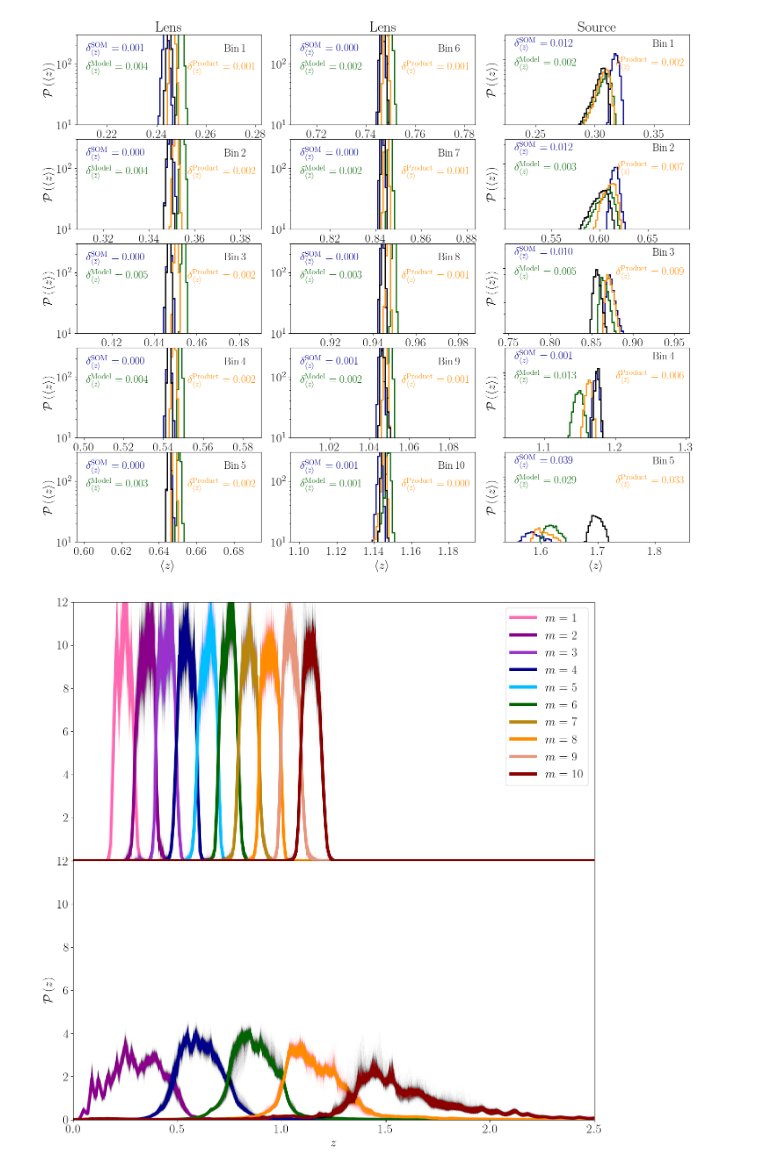
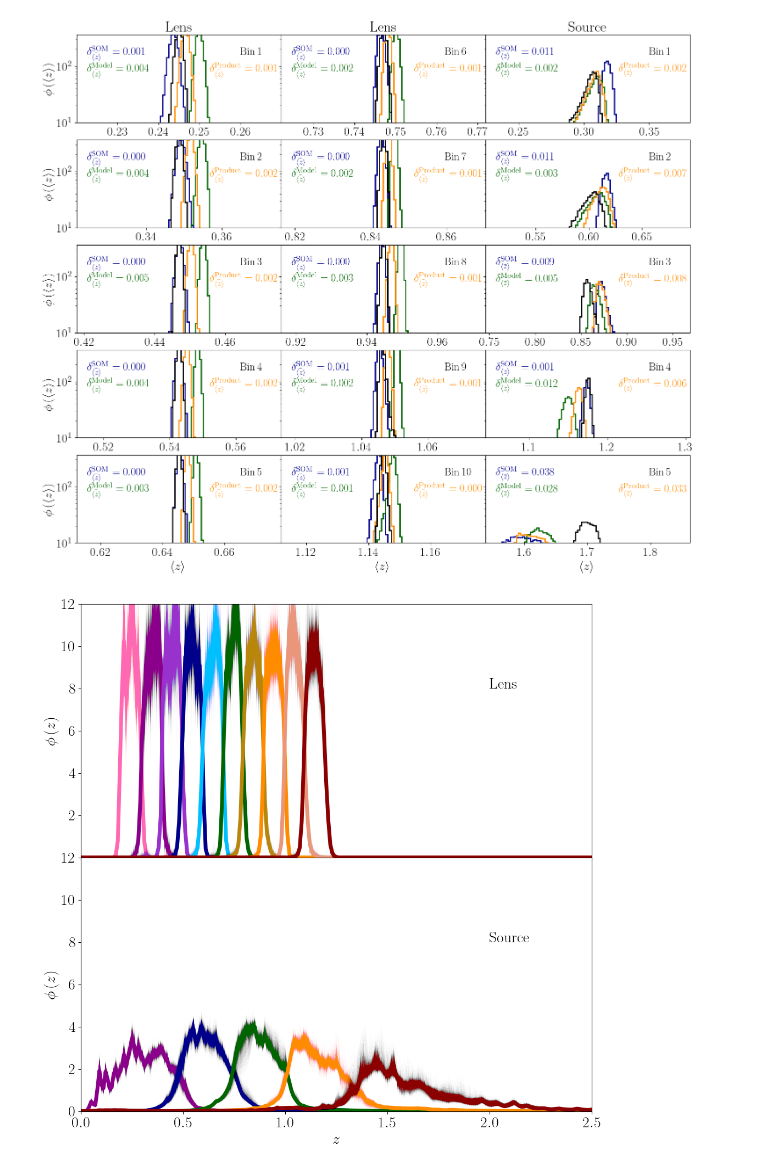
Before and after one commit to CosmoCloudZhang/SOMZCloud, a Jupyter notebook: FILE/NOTEBOOK/Y10/ENSEMBLE.ipynb, the cells around one changed output. Drawn from its saved outputs; the diff is of its cells as text; code cells hidden in the pictures.

```diff
--- a/FILE/NOTEBOOK/Y10/ENSEMBLE.ipynb
+++ b/FILE/NOTEBOOK/Y10/ENSEMBLE.ipynb
@@ -25,29 +25,29 @@ pyplot.rcParams['font.size'] = 20
 # %%
 # Summarize Lens
 with h5py.File(os.path.join(ensemble_folder, '{}/LENS/SOM.hdf5'.format(tag)), 'r') as file:
-    som_lens = file['average'][...]
+    som_average_lens = file['average'][...]
 
 with h5py.File(os.path.join(ensemble_folder, '{}/LENS/MODEL.hdf5'.format(tag)), 'r') as file:
-    model_lens = file['average'][...]
+    model_average_lens = file['average'][...]
 
 with h5py.File(os.path.join(ensemble_folder, '{}/LENS/PRODUCT.hdf5'.format(tag)), 'r') as file:
-    product_lens = file['average'][...]
+    product_average_lens = file['average'][...]
 
 with h5py.File(os.path.join(ensemble_folder, '{}/LENS/HISTOGRAM.hdf5'.format(tag)), 'r') as file:
-    histogram_lens = file['average'][...]
+    histogram_average_lens = file['average'][...]
 
 # Summarize Source
 with h5py.File(os.path.join(ensemble_folder, '{}/SOURCE/SOM.hdf5'.format(tag)), 'r') as file:
-    som_source = file['average'][...]
+    som_average_source = file['average'][...]
 
 with h5py.File(os.path.join(ensemble_folder, '{}/SOURCE/MODEL.hdf5'.format(tag)), 'r') as file:
-    model_source = file['average'][...]
+    model_average_source = file['average'][...]
 
 with h5py.File(os.path.join(ensemble_folder, '{}/SOURCE/PRODUCT.hdf5'.format(tag)), 'r') as file:
-    product_source = file['average'][...]
+    product_average_source = file['average'][...]
 
 with h5py.File(os.path.join(ensemble_folder, '{}/SOURCE/HISTOGRAM.hdf5'.format(tag)), 'r') as file:
-    histogram_source = file['average'][...]
+    histogram_average_source = file['average'][...]
 # %%
 # Redshift
 z1 = 0.0
@@ -207,7 +203,7 @@ product_delta_source = numpy.abs(product_center_source - histogram_center_source
 # Plot
 size = 100
 bin_size = 5
-lens_range = 0.03 * (1 + histogram_center_lens)
+lens_range = 0.02 * (1 + histogram_center_lens)
 source_range = 0.06 * (1 + histogram_center_source)
 figure, plot = pyplot.subplots(nrows=bin_size, ncols=3, figsize=(18, 3 * bin_size))
 
@@ -223,17 +219,17 @@ for m in range(bin_size):
 
     plot[m, 0].text(x=histogram_center_lens[m] + lens_range[m] * 0.6, y=160, s=r'$\mathrm{Bin} \, ' + r'{}$'.format(m + 1), fontsize=18)
 
-    plot[m, 0].text(x=histogram_center_lens[m] - lens_range[m] * 0.9, y=160, s=r'$\delta_{\langle \bar{z} \rangle}^\mathrm{SOM} = ' + r'{:.3f}$'.format(som_delta_lens[m]), fontsize=18, color='darkblue')
+    plot[m, 0].text(x=histogram_center_lens[m] - lens_range[m] * 0.9, y=160, s=r'$\delta^\mathrm{SOM}_{\bar{\langle z \rangle}} = ' + r'{:.3f}$'.format(som_delta_lens[m]), fontsize=18, color='darkblue')
 
-    plot[m, 0].text(x=histogram_center_lens[m] - lens_range[m] * 0.9, y=80, s=r'$\delta_{\langle \bar{z} \rangle}^\mathrm{Model} = ' + r'{:.3f}$'.format(model_delta_lens[m]), fontsize=18, color='darkgreen')
+    plot[m, 0].text(x=histogram_center_lens[m] - lens_range[m] * 0.9, y=80, s=r'$\delta^\mathrm{Model}_{\bar{\langle z \rangle}} = ' + r'{:.3f}$'.format(model_delta_lens[m]), fontsize=18, color='darkgreen')
 
-    plot[m, 0].text(x=histogram_center_lens[m] + lens_range[m] * 0.2, y=80, s=r'$\delta_{\langle \bar{z} \rangle}^\mathrm{Product} = ' + r'{:.3f}$'.format(product_delta_lens[m]), fontsize=18, color='darkorange')
+    plot[m, 0].text(x=histogram_center_lens[m] + lens_range[m] * 0.3, y=80, s=r'$\delta^\mathrm{Product}_{\bar{\langle z \rangle}} = ' + r'{:.3f}$'.format(product_delta_lens[m]), fontsize=18, color='darkorange')
 
-    plot[m, 0].set_ylim(10, 300)
+    plot[m, 0].set_ylim(10, 360)
     plot[m, 0].set_xlim(histogram_center_lens[m] - lens_range[m], histogram_center_lens[m] + lens_range[m])
 
     plot[m, 0].set_yscale('log')
-    plot[m, 0].set_ylabel(r'$\mathcal{P} \left( \langle z \rangle \right)$')
+    plot[m, 0].set_ylabel(r'$\phi \left( \langle z \rangle \right)$')
 
     if m == 0:
         plot[m, 0].set_title(r'$\mathrm{Lens}$')
@@ -252,15 +248,17 @@ for m in range(bin_size):
 
     plot[m, 1].text(x=histogram_center_lens[m + bin_size] + lens_range[m] * 0.6, y=160, s=r'$\mathrm{Bin} \, ' + r'{}$'.format(m + bin_size + 1), fontsize=18)
 
-    plot[m, 1].text(x=histogram_center_lens[m + bin_size] - lens_range[m] * 0.9, y=160, s=r'$\delta_{\langle \bar{z} \rangle}^\mathrm{SOM} = ' + r'{:.3f}$'.format(som_delta_lens[m + bin_size]), fontsize=18, color='darkblue')
+    plot[m, 1].text(x=histogram_center_lens[m + bin_size] - lens_range[m] * 0.9, y=160, s=r'$\delta^\mathrm{SOM}_{\bar{\langle z \rangle}} = ' + r'{:.3f}$'.format(som_delta_lens[m + bin_size]), fontsize=18, color='darkblue')
 
-    plot[m, 1].text(x=histogram_center_lens[m + bin_size] - lens_range[m] * 0.9, y=80, s=r'$\delta_{\langle \bar{z} \rangle}^\mathrm{Model} = ' + r'{:.3f}$'.format(model_delta_lens[m + bin_size]), fontsize=18, color='darkgreen')
+    plot[m, 1].text(x=histogram_center_lens[m + bin_size] - lens_range[m] * 0.9, y=80, s=r'$\delta^\mathrm{Model}_{\bar{\langle z \rangle}} = ' + r'{:.3f}$'.format(model_delta_lens[m + bin_size]), fontsize=18, color='darkgreen')
 
-    plot[m, 1].text(x=histogram_center_lens[m + bin_size] + lens_range[m] * 0.2, y=80, s=r'$\delta_{\langle \bar{z} \rangle}^\mathrm{Product} = ' + r'{:.3f}$'.format(product_delta_lens[m + bin_size]), fontsize=18, color='darkorange')
+    plot[m, 1].text(x=histogram_center_lens[m + bin_size] + lens_range[m] * 0.3, y=80, s=r'$\delta^\mathrm{Product}_{\bar{\langle z \rangle}} = ' + r'{:.3f}$'.format(product_delta_lens[m + bin_size]), fontsize=18, color='darkorange')
+
+    plot[m, 1].set_ylim(10, 360)
+    plot[m, 1].set_xlim(histogram_center_lens[m + bin_size] - lens_range[m], histogram_center_lens[m + bin_size] + lens_range[m])
 
     plot[m, 1].set_yscale('log')
-    plot[m, 1].set_ylim(10, 300)
-    plot[m, 1].set_xlim(histogram_center_lens[m + bin_size] - lens_range[m], histogram_center_lens[m + bin_size] + lens_range[m])
+    plot[m, 1].set_yticklabels([])
 
     if m == 0:
         plot[m, 1].set_title(r'$\mathrm{Lens}$')
@@ -283,14 +281,13 @@ for m in range(bin_size):
 
     plot[m, 2].text(x=histogram_center_source[m] - source_range[m] * 0.9, y=80, s=r'$\delta_{\langle \bar{z} \rangle}^\mathrm{Model} = ' + r'{:.3f}$'.format(model_delta_source[m]), fontsize=18, color='darkgreen')
 
-    plot[m, 2].text(x=histogram_center_source[m] + source_range[m] * 0.2, y=80, s=r'$\delta_{\langle \bar{z} \rangle}^\mathrm{Product} = ' + r'{:.3f}$'.format(product_delta_source[m]), fontsize=18, color='darkorange')
+    plot[m, 2].text(x=histogram_center_source[m] + source_range[m] * 0.3, y=80, s=r'$\delta_{\langle \bar{z} \rangle}^\mathrm{Product} = ' + r'{:.3f}$'.format(product_delta_source[m]), fontsize=18, color='darkorange')
 
-    plot[m, 2].set_ylim(10, 240)
+    plot[m, 2].set_ylim(10, 360)
     plot[m, 2].set_xlim(histogram_center_source[m] - source_range[m], histogram_center_source[m] + source_range[m])
 
     plot[m, 2].set_yscale('log')
     plot[m, 2].set_yticklabels([])
-    plot[m, 2].set_ylabel(r'$\mathcal{P} \left( \langle z \rangle \right)$')
 
     if m == 0:
         plot[m, 2].set_title(r'$\mathrm{Source}$')
@@ -301,10 +298,10 @@ for m in range(bin_size):
 os.makedirs(notebook_folder, exist_ok=True)
 os.makedirs(os.path.join(notebook_folder, '{}/DELTA/'.format(tag)), exist_ok=True)
 
-figure.subplots_adjust(wspace=0.16, hspace=0.16)
+figure.subplots_adjust(wspace=0.0, hspace=0.2)
 figure.savefig(os.path.join(notebook_folder, '{}/DELTA/FIGURE.png'.format(tag)), bbox_inches='tight', format='png', dpi=512)
 # %% [output]
-[figure, old version]
+[figure, new version]
 # %%
 # Redshift
 z1 = 0.0
@@ -353,38 +336,42 @@ with h5py.File(os.path.join(ensemble_folder, '{}/SOURCE/HISTOGRAM.hdf5'.format(t
 # %%
 # SOM
-figure, plot = pyplot.subplots(nrows = 2, ncols = 1, figsize = (15, 15))
+figure, plot = pyplot.subplots(nrows = 2, ncols = 1, figsize = (12, 12))
 
 for m in range(bin_lens_size):
 
-    plot[0].plot(z_grid, numpy.transpose(som_lens[:, m, :]), color = lens_color_list[m], linewidth = 0.04, alpha = 0.04)
+    plot[0].plot(z_grid, numpy.transpose(som_select_lens[:, m, :]), color = lens_color_list[m], linewidth = 0.04, alpha = 0.04)
 
-    plot[0].plot(z_grid, numpy.mean(som_lens[:, m, :], axis=0), color = lens_color_list[m], linewidth = 5.0, label=r'$m = {:.0f}$'.format(m + 1))
+    plot[0].plot(z_grid, numpy.mean(som_select_lens[:, m, :], axis=0), color = lens_color_list[m], linewidth = 5.0, label=r'$m = {:.0f}$'.format(m + 1))
 
 plot[0].set_xlim(0.0, 2.5)
 plot[0].set_ylim(0.0, 12.0)
-plot[0].legend(loc='upper right')
 
 plot[0].set_xticklabels([])
-plot[0].get_yticklabels()[0].set_visible(False)
+plot[0].set_yticks([2.0, 4.0, 6.0, 8.0, 10.0, 12.0])
+
+plot[0].set_ylabel(r'$\phi \left( z \right)$')
+plot[0].text(x=2.0, y=8.0, s=r'$\mathrm{Lens}$', fontsize=20)
 
 for m in range(bin_source_size):
 
-    plot[1].plot(z_grid, numpy.transpose(som_source[:, m, :]), color = source_color_list[m], linewidth = 0.04, alpha = 0.04)
+    plot[1].plot(z_grid, numpy.transpose(som_select_source[:, m, :]), color = source_color_list[m], linewidth = 0.04, alpha = 0.04)
 
-    plot[1].plot(z_grid, numpy.mean(som_source[:, m, :], axis=0), color = source_color_list[m], linewidth = 5.0)
+    plot[1].plot(z_grid, numpy.mean(som_select_source[:, m, :], axis=0), color = source_color_list[m], linewidth = 5.0)
 
 plot[1].set_xlim(0.0, 2.5)
 plot[1].set_ylim(0.0, 12.0)
+plot[1].set_yticks([0.0, 2.0, 4.0, 6.0, 8.0, 10.0, 12.0])
 
 plot[1].set_xlabel(r'$z$')
-plot[1].set_ylabel(r'$\mathcal{P} \left( z \right)$')
+plot[1].set_ylabel(r'$\phi \left( z \right)$')
+plot[1].text(x=2.0, y=8.0, s=r'$\mathrm{Source}$', fontsize=20)
 
 os.makedirs(notebook_folder, exist_ok=True)
 os.makedirs(os.path.join(notebook_folder, '{}/ENSEMBLE/'.format(tag)), exist_ok=True)
 
 figure.subplots_adjust(hspace=0.0)
 figure.savefig(os.path.join(notebook_folder, '{}/ENSEMBLE/FIGURE_SOM.png'.format(tag)), bbox_inches='tight', format='png', dpi=512)
 # %% [output]
-[figure, old version]
+[figure, new version]
 # %%
 # Model
```
Also changed, not shown: parts of 6 cells of this notebook, 3 other files.
